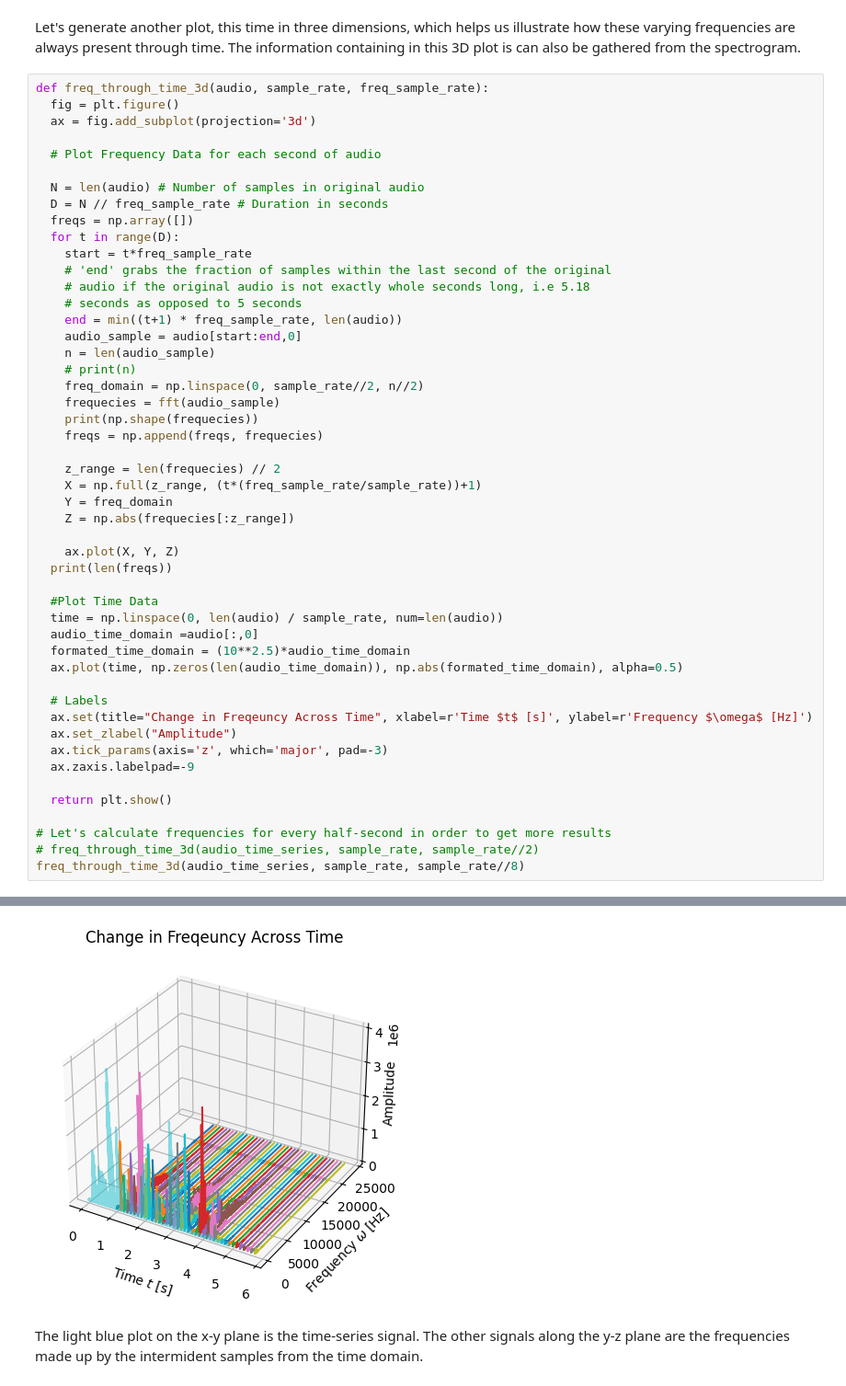
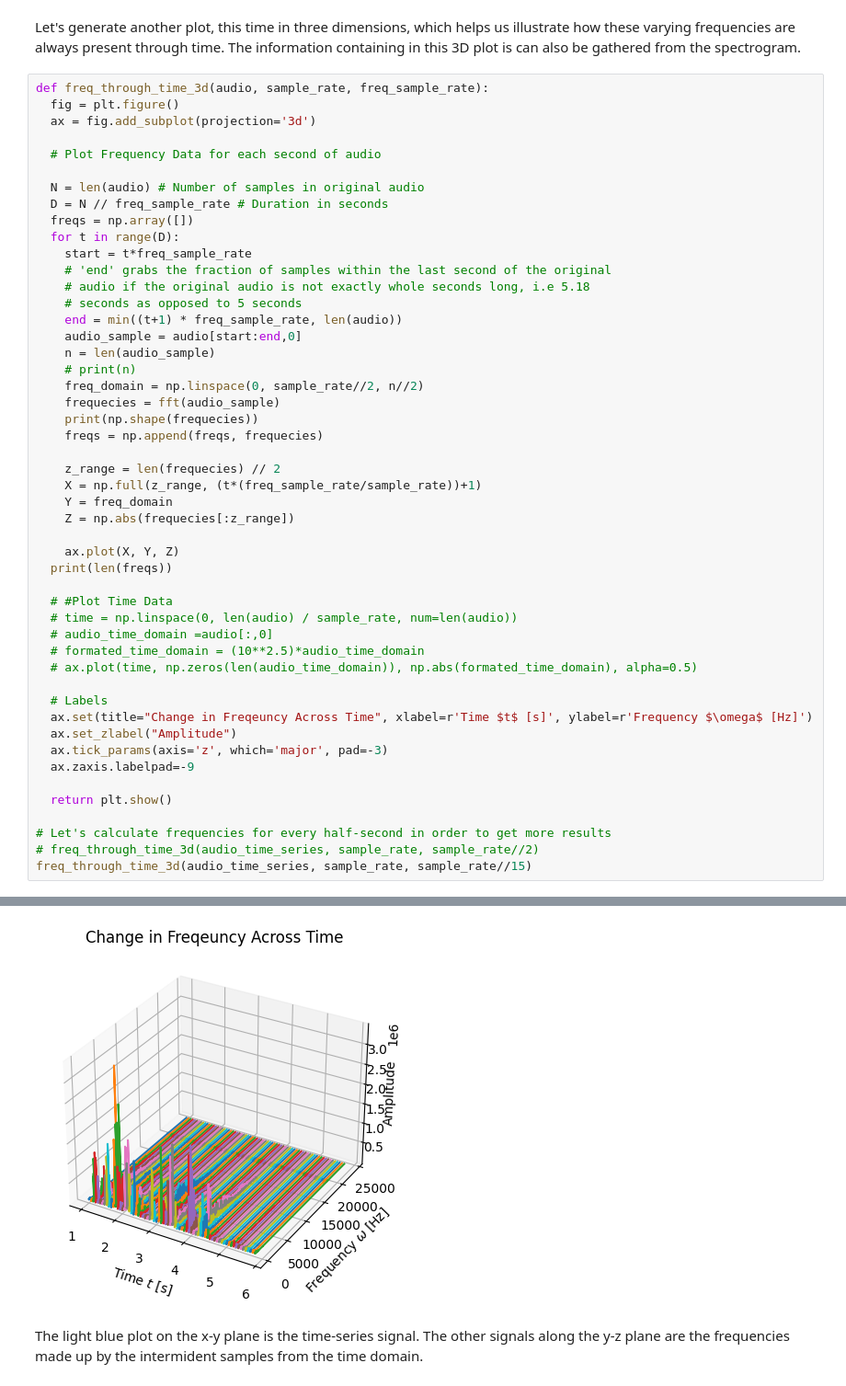
Before and after one commit to ECE-Capstone-2022/signal-processing, a Jupyter notebook: main.ipynb, the cells around one changed output, grey strips where cells are left out. Shown at 92% size. Saved outputs shown, nothing was run; the diff lists cells and outputs as text.

```diff
--- a/main.ipynb
+++ b/main.ipynb
@@ -187,11 +187,11 @@ def freq_through_time_3d(audio, sample_rate, freq_sample_rate):
     ax.plot(X, Y, Z)
   print(len(freqs))
 
-  #Plot Time Data
-  time = np.linspace(0, len(audio) / sample_rate, num=len(audio))
-  audio_time_domain =audio[:,0]
-  formated_time_domain = (10**2.5)*audio_time_domain
-  ax.plot(time, np.zeros(len(audio_time_domain)), np.abs(formated_time_domain), alpha=0.5)
+  # #Plot Time Data
+  # time = np.linspace(0, len(audio) / sample_rate, num=len(audio))
+  # audio_time_domain =audio[:,0]
+  # formated_time_domain = (10**2.5)*audio_time_domain
+  # ax.plot(time, np.zeros(len(audio_time_domain)), np.abs(formated_time_domain), alpha=0.5)
 
   # Labels
   ax.set(title="Change in Freqeuncy Across Time", xlabel=r'Time $t$ [s]', ylabel=r'Frequency $\omega$ [Hz]')
@@ -203,5 +203,5 @@ def freq_through_time_3d(audio, sample_rate, freq_sample_rate):
 
 # Let's calculate frequencies for every half-second in order to get more results
 # freq_through_time_3d(audio_time_series, sample_rate, sample_rate//2)
-freq_through_time_3d(audio_time_series, sample_rate, sample_rate//8)
+freq_through_time_3d(audio_time_series, sample_rate, sample_rate//15)
 # %% [output]
@@ -225,4 +225,4 @@ freq_through_time_3d(audio_time_series, sample_rate, sample_rate//8)
-[figure, old version]
+[figure, new version]
 # %% [markdown]
 The light blue plot on the x-y plane is the time-series signal. The other
 signals along the y-z plane are the frequencies made up by the intermident
```
Also changed, not shown: parts of 1 cell of this notebook, 12 other files.
